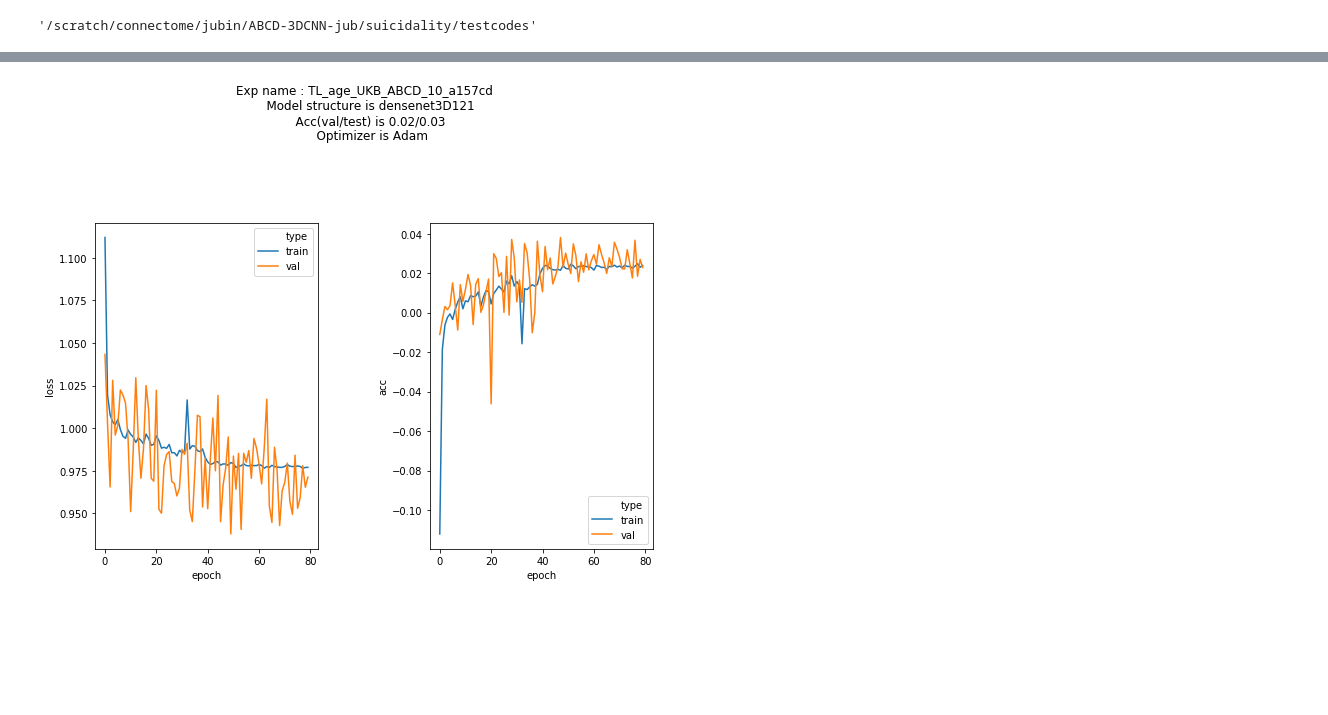
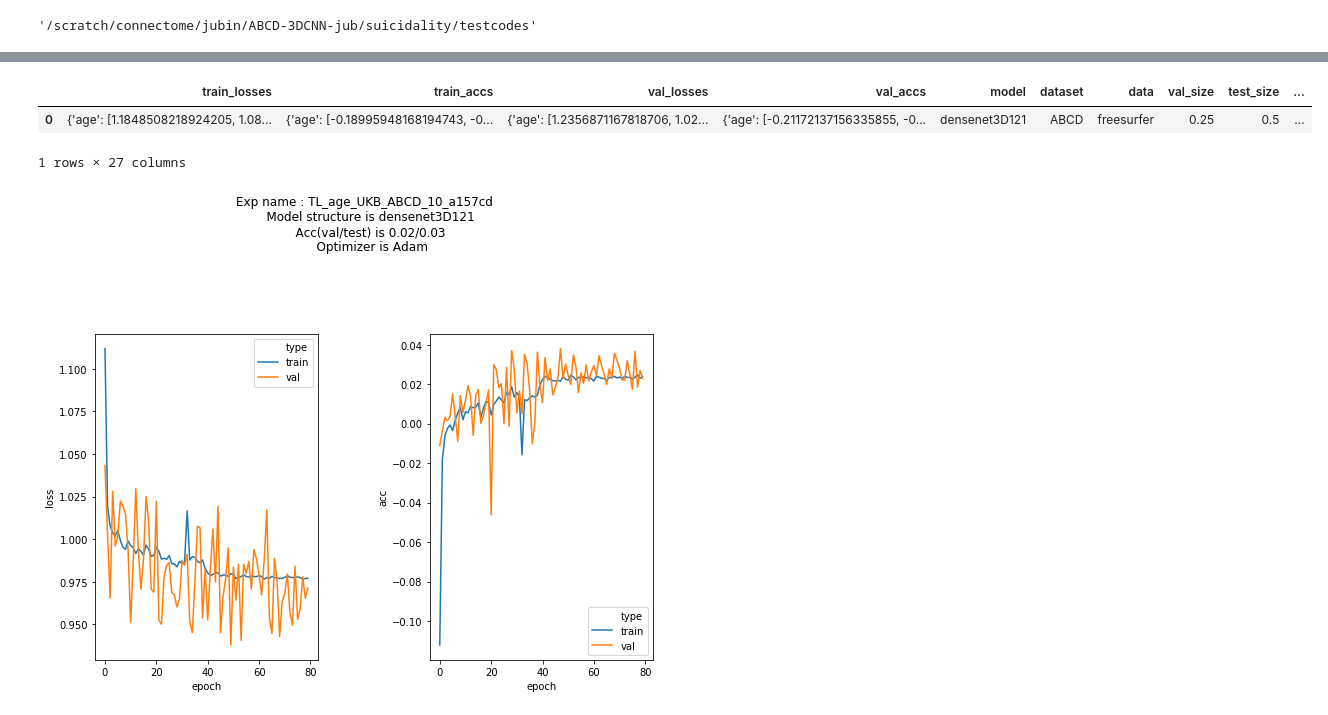
Before and after one commit to Transconnectome/ABCD-3DCNN, a Jupyter notebook: STEP_5_Transfer_learning/plotting_results.ipynb, the cells around one changed output, grey strips where cells are left out. Cells and saved outputs as stored; diff of their text form; code cells hidden in the pictures; blank space fills up the shorter version.

```diff
--- a/STEP_5_Transfer_learning/plotting_results.ipynb
+++ b/STEP_5_Transfer_learning/plotting_results.ipynb
@@ -127,3 +194,9 @@ for file in file_list:
+# %%
+df
+# %% [output]
+|  | train_losses | train_accs | val_losses | val_accs | model | dataset | data | val_size | test_size | ... |
+| 0 | {'age': [1.1848508218924205, 1.08... | {'age': [-0.18995948168194743, -0... | {'age': [1.2356871167818706, 1.02... | {'age': [-0.21172137156335855, -0... | densenet3D121 | ABCD | freesurfer | 0.25 | 0.5 | ... |
+1 rows × 27 columns
 # %%
 jsons = ['TL_age_UKB_ABCD_10_a157cd.json']
 # %%
```
Also changed, not shown: parts of 9 cells of this notebook, 4 other files.
